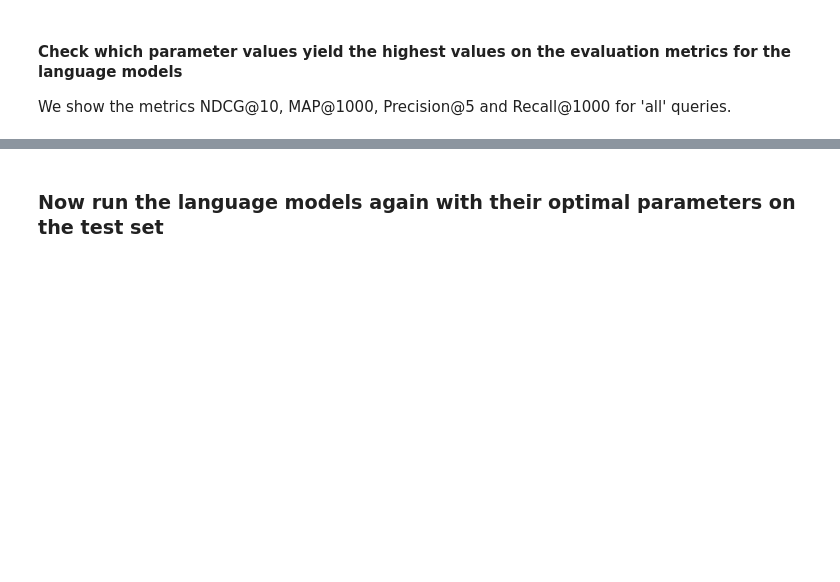
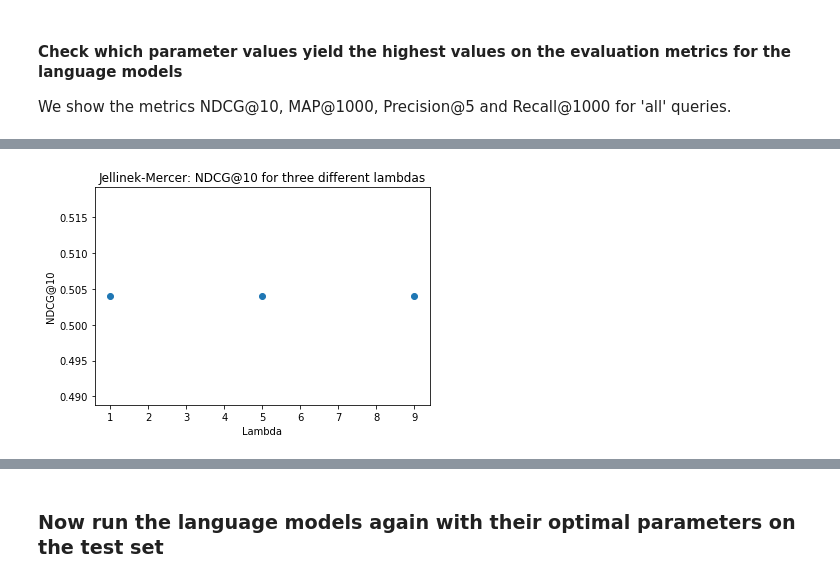
Before and after one commit to JappaB/Information-Retrieval, a Jupyter notebook: assignment.ipynb, the cells around one changed output, grey strips where cells are left out. Cells and saved outputs as stored; diff of their text form; code cells hidden in the pictures; blank space fills up the shorter version.

```diff
--- a/assignment.ipynb
+++ b/assignment.ipynb
@@ -1310,0 +1320,11 @@ TODO: This might be because smoothing is particularly usefull when there are a l
+# %%
+jelimerc_ndcg = [0.504,0.504,0.504]
+jelimerc_lambda = [1,5,9]
+
+plt.scatter(jelimerc_lambda,jelimerc_ndcg)
+plt.xlabel('Lambda')
+plt.ylabel('NDCG@10')
+plt.title('Jellinek-Mercer: NDCG@10 for three different lambdas')
+plt.show()
+# %% [output]
+[figure, added]
```
Also changed, not shown: parts of 14 cells of this notebook.
